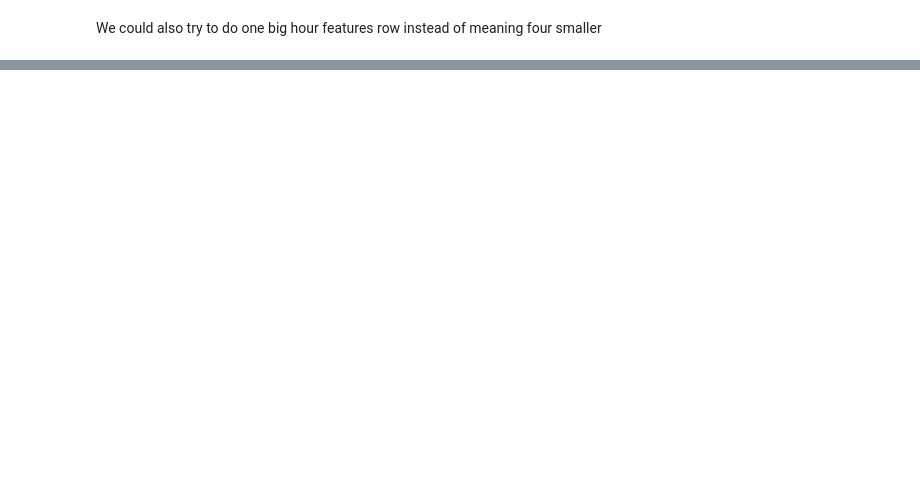
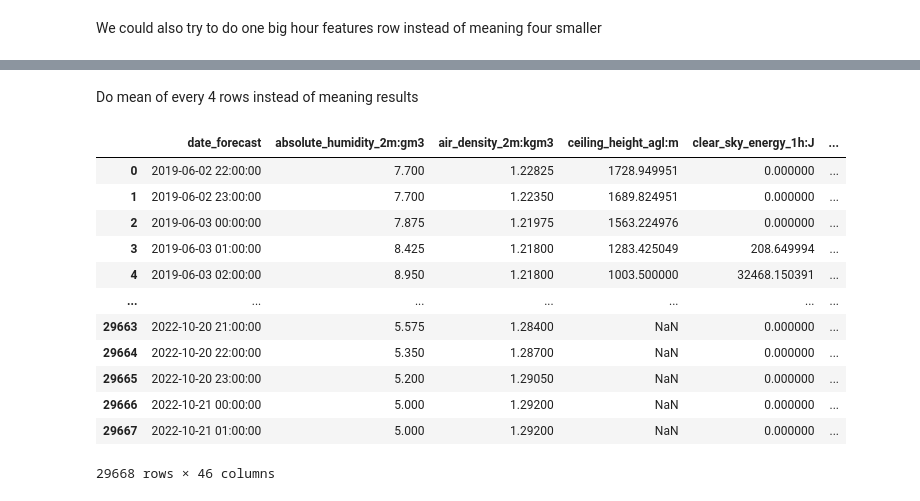
Before and after one commit to kponci/Solar-Energy-Production-Forecasting, a Jupyter notebook: solutions/data_preparation/data_examination.py.ipynb, the cells around one changed output, grey strips where cells are left out. Cells and saved outputs as stored; diff of their text form; code cells hidden in the pictures; blank space fills up the shorter version.

```diff
--- a/solutions/data_preparation/data_examination.py.ipynb
+++ b/solutions/data_preparation/data_examination.py.ipynb
@@ -489,0 +724,19 @@ def join_X_hour(X):
+# %% [markdown]
+Do mean of every 4 rows instead of meaning results
+# %%
+X = pd.read_parquet(f"../../dataset/A/X_train_observed.parquet")
+mean_15minX(X)
+# %% [output]
+|  | date_forecast | absolute_humidity_2m:gm3 | air_density_2m:kgm3 | ceiling_height_agl:m | clear_sky_energy_1h:J | ... |
+| 0 | 2019-06-02 22:00:00 | 7.700 | 1.22825 | 1728.949951 | 0.000000 | ... |
+| 1 | 2019-06-02 23:00:00 | 7.700 | 1.22350 | 1689.824951 | 0.000000 | ... |
+| 2 | 2019-06-03 00:00:00 | 7.875 | 1.21975 | 1563.224976 | 0.000000 | ... |
+| 3 | 2019-06-03 01:00:00 | 8.425 | 1.21800 | 1283.425049 | 208.649994 | ... |
+| 4 | 2019-06-03 02:00:00 | 8.950 | 1.21800 | 1003.500000 | 32468.150391 | ... |
+| ... | ... | ... | ... | ... | ... | ... |
+| 29663 | 2022-10-20 21:00:00 | 5.575 | 1.28400 | NaN | 0.000000 | ... |
+| 29664 | 2022-10-20 22:00:00 | 5.350 | 1.28700 | NaN | 0.000000 | ... |
+| 29665 | 2022-10-20 23:00:00 | 5.200 | 1.29050 | NaN | 0.000000 | ... |
+| 29666 | 2022-10-21 00:00:00 | 5.000 | 1.29200 | NaN | 0.000000 | ... |
+| 29667 | 2022-10-21 01:00:00 | 5.000 | 1.29200 | NaN | 0.000000 | ... |
+29668 rows × 46 columns
```
Also changed, not shown: parts of 33 cells of this notebook, 5 other files.
